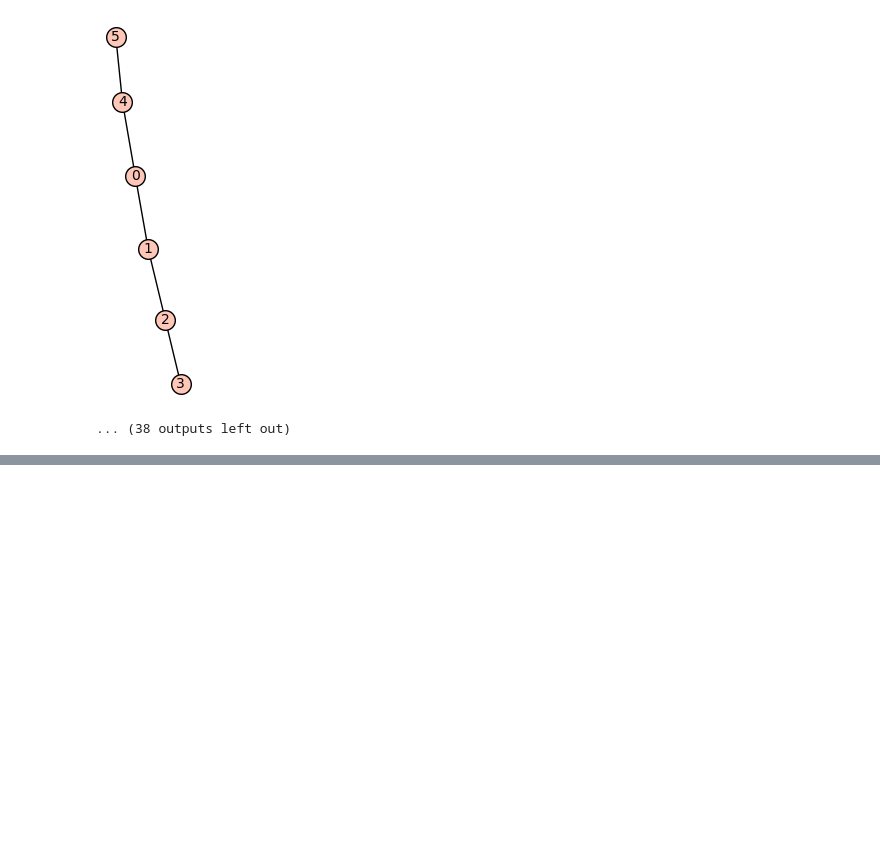
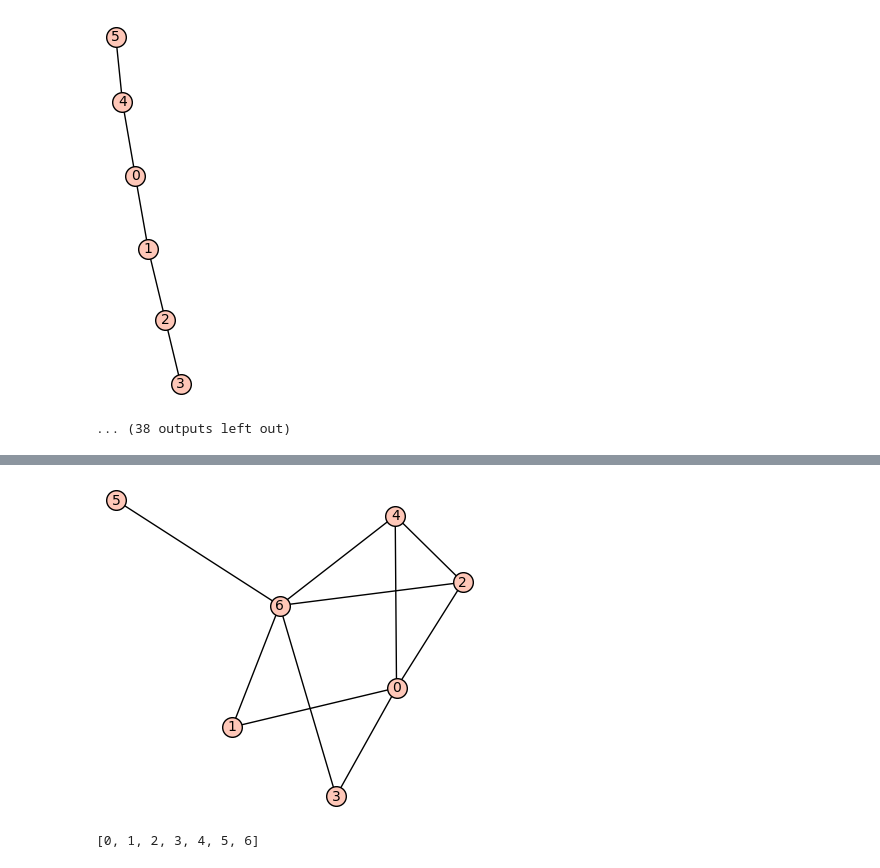
Before and after one commit to PrelogSasa/FIN-PRAK-PROJEKT, a Jupyter notebook: projekt.ipynb, the cells around one changed output, grey strips where cells are left out. Cells and saved outputs as stored; diff of their text form; code cells hidden in the pictures; blank space fills up the shorter version.

```diff
--- a/projekt.ipynb
+++ b/projekt.ipynb
@@ -287,2 +330,9 @@ Graf s 6 vozlisci
+# %%
+ H=Graph({0:[1,2,3, 4], 4:[0,2, 6], 6:[1,2,3,4,5]})
+show(H)
+H.vertices()
+# %% [output]
+[figure, added]
+[0, 1, 2, 3, 4, 5, 6]
 # %%
 ### pri algoritmu bi zelel ohranjati strukturo
```
Also changed, not shown: parts of 11 cells of this notebook.
